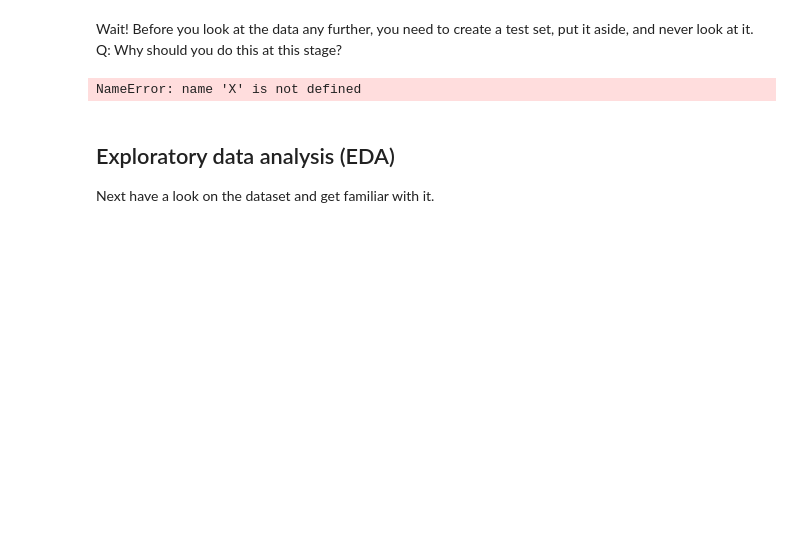
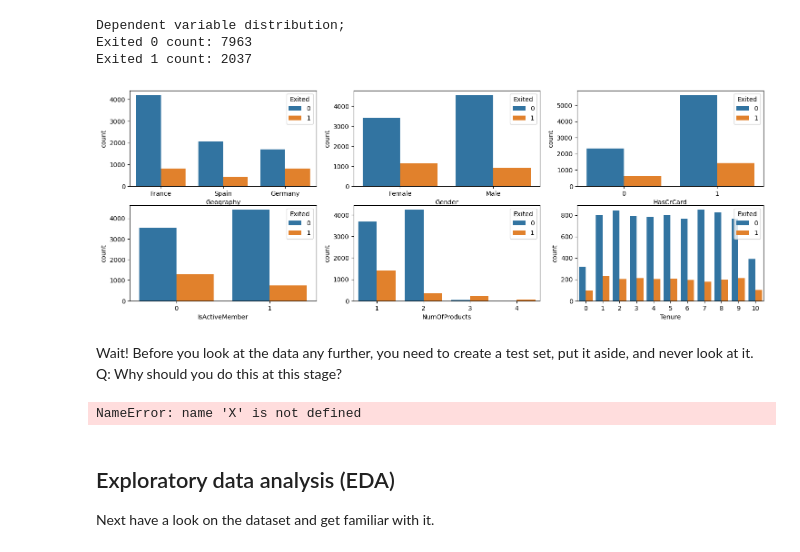
Before and after one commit to maxl-96/Case-Study-1-Project-1, a Jupyter notebook: notebook.ipynb, the cells around one changed output. Drawn from its saved outputs; the diff is of its cells as text; code cells hidden in the pictures; blank space fills up the shorter version.

```diff
--- a/notebook.ipynb
+++ b/notebook.ipynb
@@ -54,0 +113,16 @@ memory usage: 1.1+ MB
+# %%
+dependent_variable_name = "Exited"
+def show_dependent_variable(df):
+#     sns.countplot(data = df, x = dependent_variable_name, label = 'Count') \
+#     .set_title(dependent_variable_name + ' dependent variable situation', fontsize = 18, color = 'r')
+    fig, axarr = plt.subplots(2, 3, figsize=(18, 6))
+    sns.countplot(x = 'Geography', hue = 'Exited',data = df, ax = axarr[0][0])
+    sns.countplot(x = 'Gender', hue = 'Exited',data = df, ax = axarr[0][1])
+    sns.countplot(x = 'HasCrCard', hue = 'Exited',data = df, ax = axarr[0][2])
+    sns.countplot(x = 'IsActiveMember', hue = 'Exited',data = df, ax = axarr[1][0])
+    sns.countplot(x = 'NumOfProducts', hue = 'Exited',data = df, ax = axarr[1][1])
+    sns.countplot(x = 'Tenure', hue = 'Exited',data = df, ax = axarr[1][2])
+    zero, one = df[dependent_variable_name].value_counts()
+    print("Dependent variable distribution;")
+    print(dependent_variable_name + " 0 count:", zero)
+    print(dependent_variable_name + " 1 count:", one)
@@ -55,3 +145,10 @@ memory usage: 1.1+ MB
+# %%
+show_dependent_variable(df)
+# %% [output]
+Dependent variable distribution;
+Exited 0 count: 7963
+Exited 1 count: 2037
+[figure, added]
 # %% [markdown]
 Wait! Before you look at the data any further, you need to create a test set, put it aside, and never look at it. <br>
 Q: Why should you do this at this stage?
```
Also changed, not shown: parts of 14 cells of this notebook, 6 other files.
